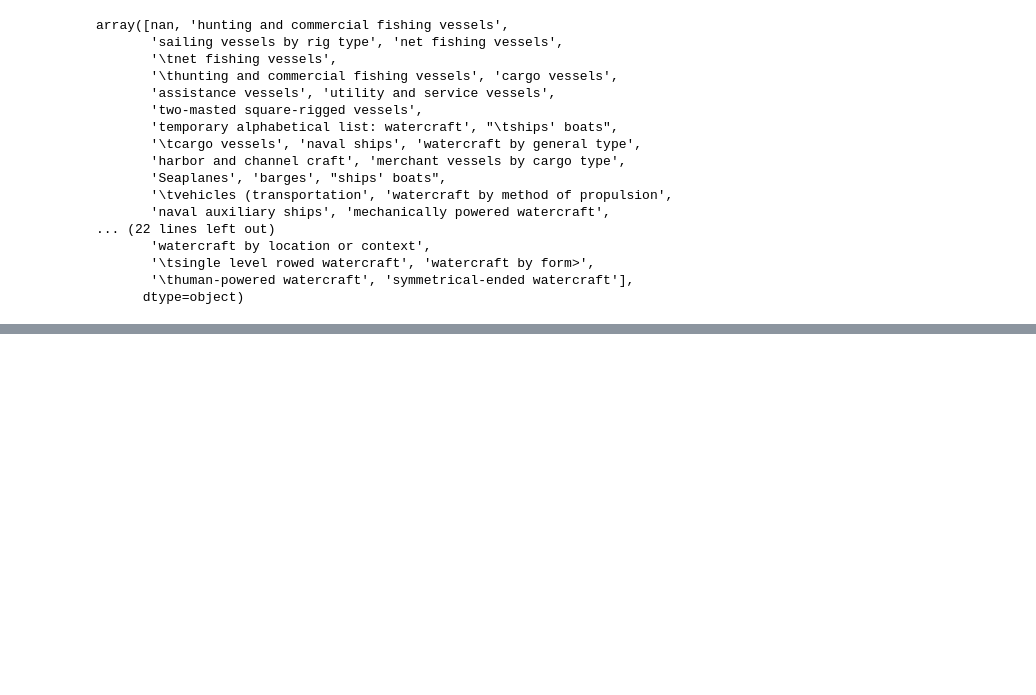
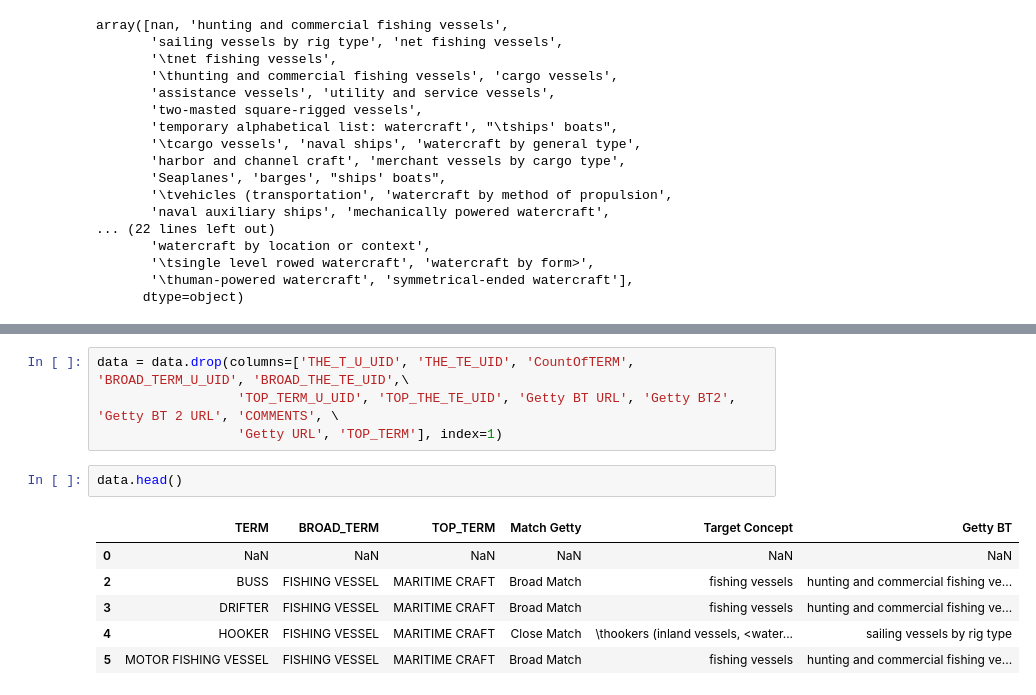
Before and after one commit to shrikriti5singh/mastersproject, a Jupyter notebook: EDA thesaurus.ipynb, the cells around one changed output, grey strips where cells are left out. Saved outputs shown, nothing was run; the diff lists cells and outputs as text; blank space fills up the shorter version.

```diff
--- a/EDA thesaurus.ipynb
+++ b/EDA thesaurus.ipynb
@@ -130,0 +161,13 @@ array([nan, 'hunting and commercial fishing vessels',
+# %%
+data = data.drop(columns=['THE_T_U_UID', 'THE_TE_UID', 'CountOfTERM', 'BROAD_TERM_U_UID', 'BROAD_THE_TE_UID',\
+                  'TOP_TERM_U_UID', 'TOP_THE_TE_UID', 'Getty BT URL', 'Getty BT2', 'Getty BT 2 URL', 'COMMENTS', \
+                  'Getty URL', 'TOP_TERM'], index=1)
+# %%
+data.head()
+# %% [output]
+|  | TERM | BROAD_TERM | TOP_TERM | Match Getty | Target Concept | Getty BT |
+| 0 | NaN | NaN | NaN | NaN | NaN | NaN |
+| 2 | BUSS | FISHING VESSEL | MARITIME CRAFT | Broad Match | fishing vessels | hunting and commercial fishing ve... |
+| 3 | DRIFTER | FISHING VESSEL | MARITIME CRAFT | Broad Match | fishing vessels | hunting and commercial fishing ve... |
+| 4 | HOOKER | FISHING VESSEL | MARITIME CRAFT | Close Match | \thookers (inland vessels, <water... | sailing vessels by rig type |
+| 5 | MOTOR FISHING VESSEL | FISHING VESSEL | MARITIME CRAFT | Broad Match | fishing vessels | hunting and commercial fishing ve... |
```
Also changed, not shown: parts of 10 cells of this notebook.
